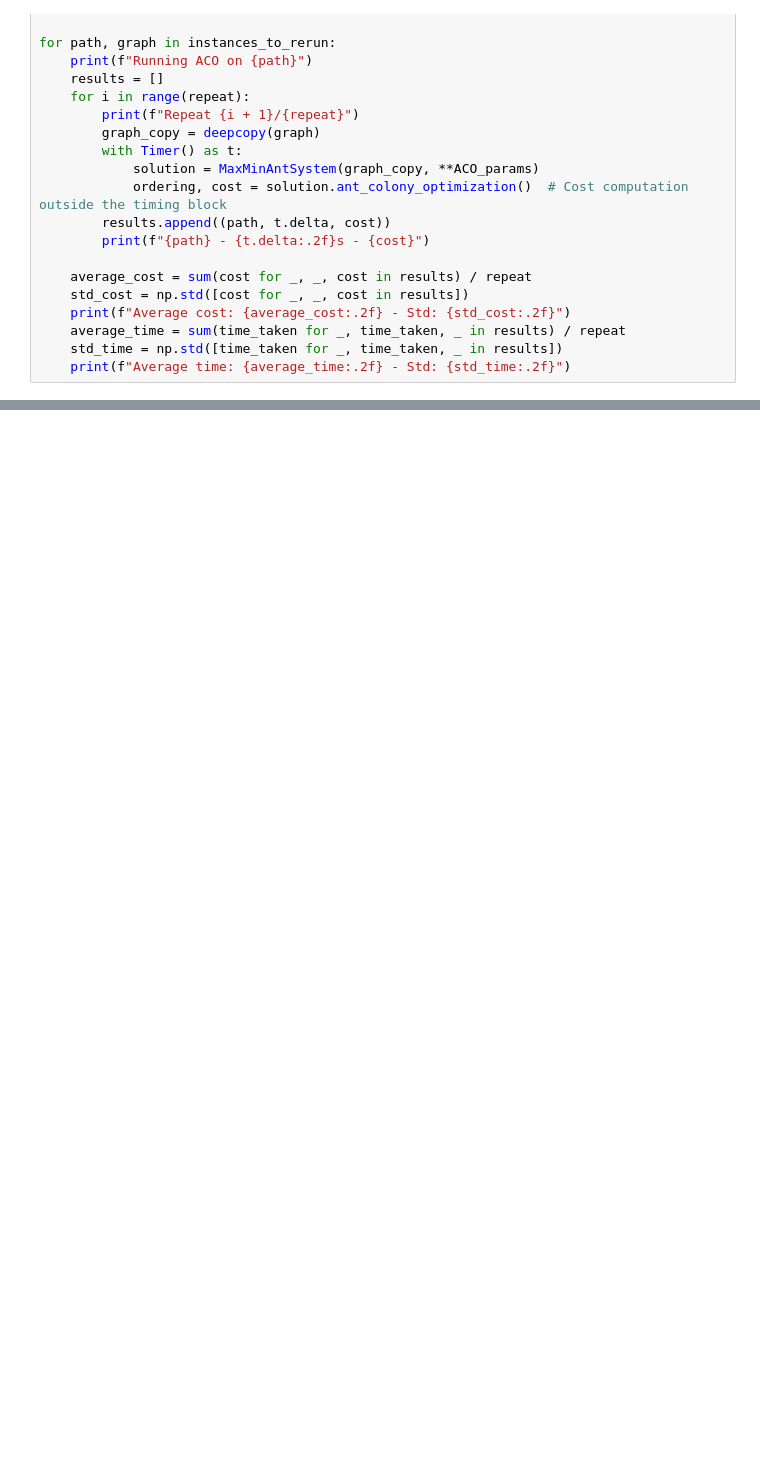
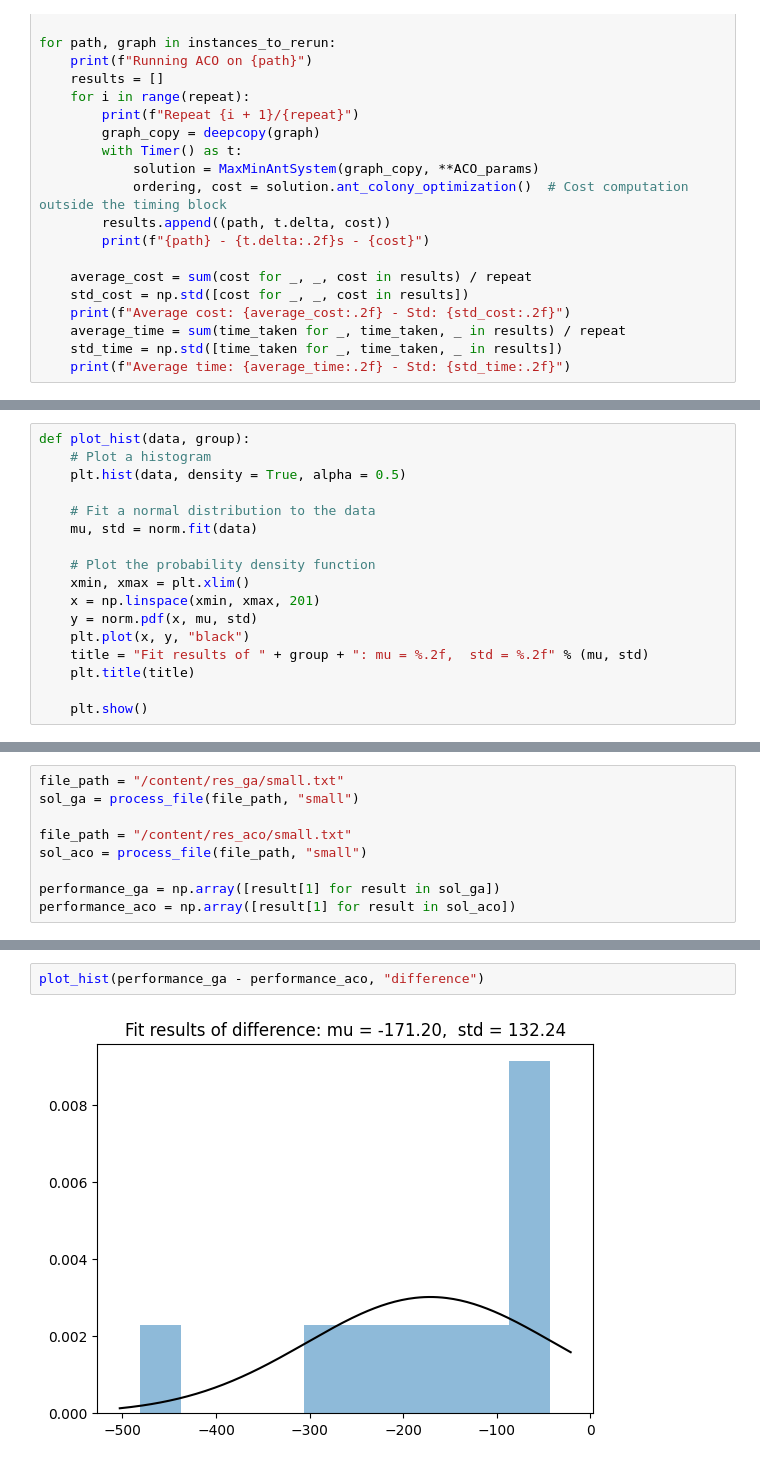
Before and after one commit to bergio13/heuristic-optimization-MWCCP, a Jupyter notebook: Heuristic_HW2.ipynb, the cells around one changed output, grey strips where cells are left out. Saved outputs shown, nothing was run; the diff lists cells and outputs as text; blank space fills up the shorter version.

Commit message:
Added hypothesis testing for test results

```diff
--- a/Heuristic_HW2.ipynb
+++ b/Heuristic_HW2.ipynb
@@ -1452,0 +1394,17 @@ for path, graph in instances_to_rerun:
+# %%
+def plot_hist(data, group):
+    # Plot a histogram
+    plt.hist(data, density = True, alpha = 0.5)
+
+    # Fit a normal distribution to the data
+    mu, std = norm.fit(data)
+
+    # Plot the probability density function
+    xmin, xmax = plt.xlim()
+    x = np.linspace(xmin, xmax, 201)
+    y = norm.pdf(x, mu, std)
+    plt.plot(x, y, "black")
+    title = "Fit results of " + group + ": mu = %.2f,  std = %.2f" % (mu, std)
+    plt.title(title)
+
+    plt.show()
@@ -1452,0 +1462,9 @@ for path, graph in instances_to_rerun:
+# %%
+file_path = "/content/res_ga/small.txt"
+sol_ga = process_file(file_path, "small")
+
+file_path = "/content/res_aco/small.txt"
+sol_aco = process_file(file_path, "small")
+
+performance_ga = np.array([result[1] for result in sol_ga])
+performance_aco = np.array([result[1] for result in sol_aco])
@@ -1452,0 +1492,4 @@ for path, graph in instances_to_rerun:
+# %%
+plot_hist(performance_ga - performance_aco, "difference")
+# %% [output]
+[figure, added]
```
Also changed, not shown: parts of 40 cells of this notebook.
